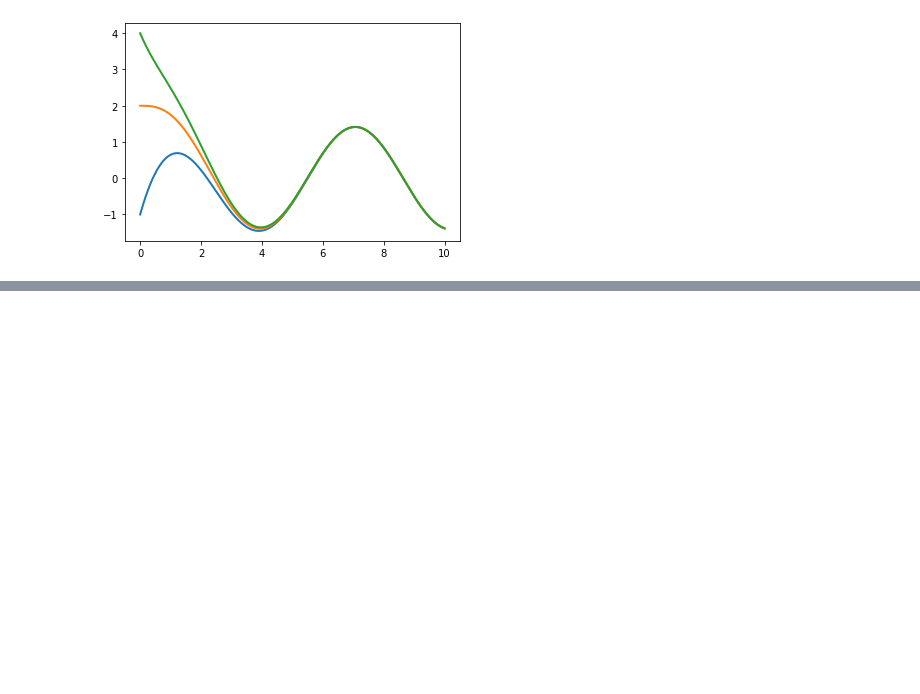
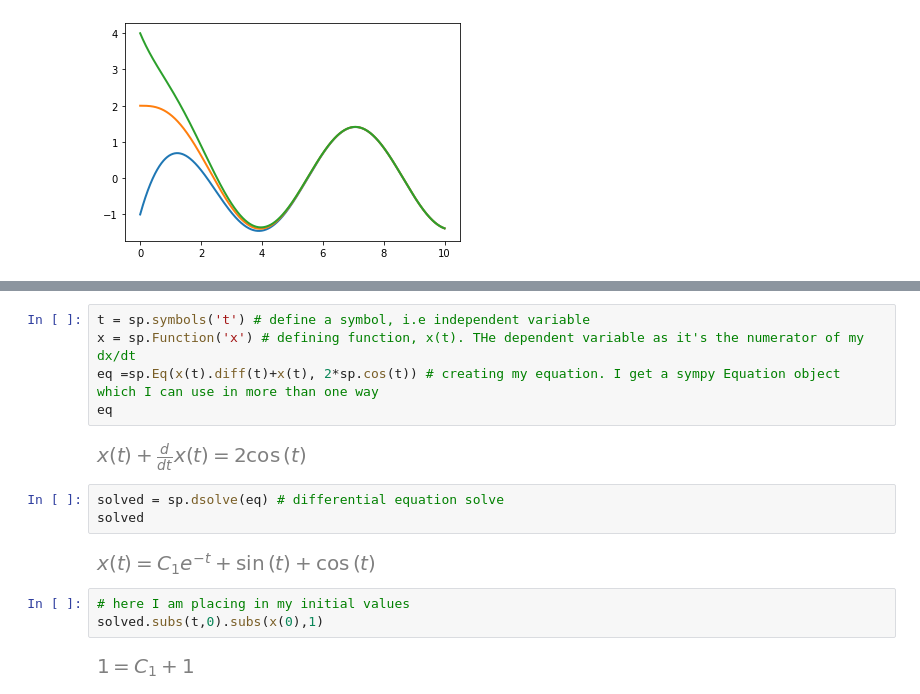
Before and after one commit to GeorgeG518/MTSU-CSCI-4600-Summer-2022, a Jupyter notebook: Module3/ODEnotebook.ipynb, the cells around one changed output, grey strips where cells are left out. Saved outputs shown, nothing was run; the diff lists cells and outputs as text; blank space fills up the shorter version.

```diff
--- a/Module3/ODEnotebook.ipynb
+++ b/Module3/ODEnotebook.ipynb
@@ -134,0 +189,17 @@ Solutions of a DE may not necessarily be unique. When 'Solving' a DE, it means t
+# %%
+t = sp.symbols('t') # define a symbol, i.e independent variable
+x = sp.Function('x') # defining function, x(t). THe dependent variable as it's the numerator of my dx/dt
+eq =sp.Eq(x(t).diff(t)+x(t), 2*sp.cos(t)) # creating my equation. I get a sympy Equation object which I can use in more than one way
+eq
+# %% [output]
+[figure, added]
+# %%
+solved = sp.dsolve(eq) # differential equation solve
+solved
+# %% [output]
+[figure, added]
+# %%
+# here I am placing in my initial values
+solved.subs(t,0).subs(x(0),1)
+# %% [output]
+[figure, added]
```
Also changed, not shown: parts of 15 cells of this notebook, 1 other file.
